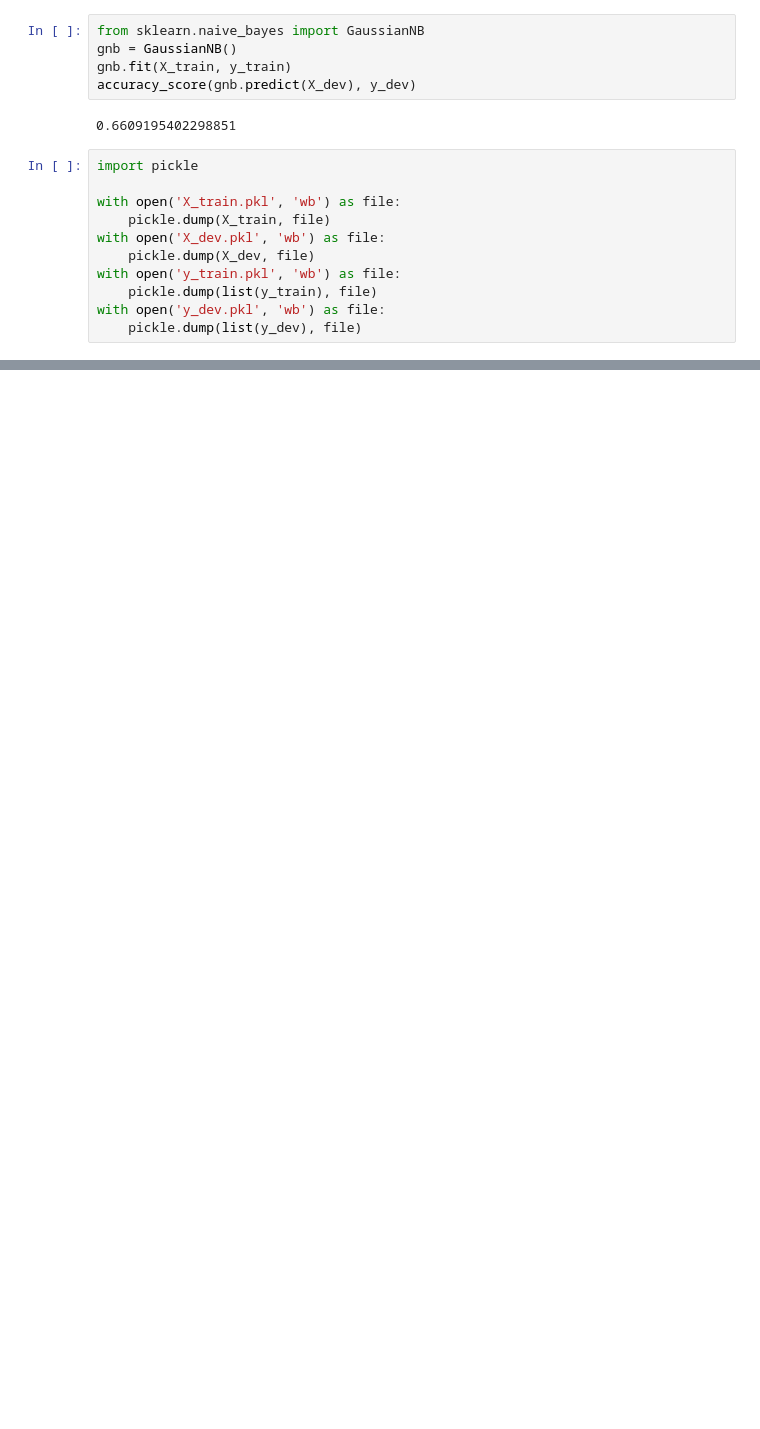
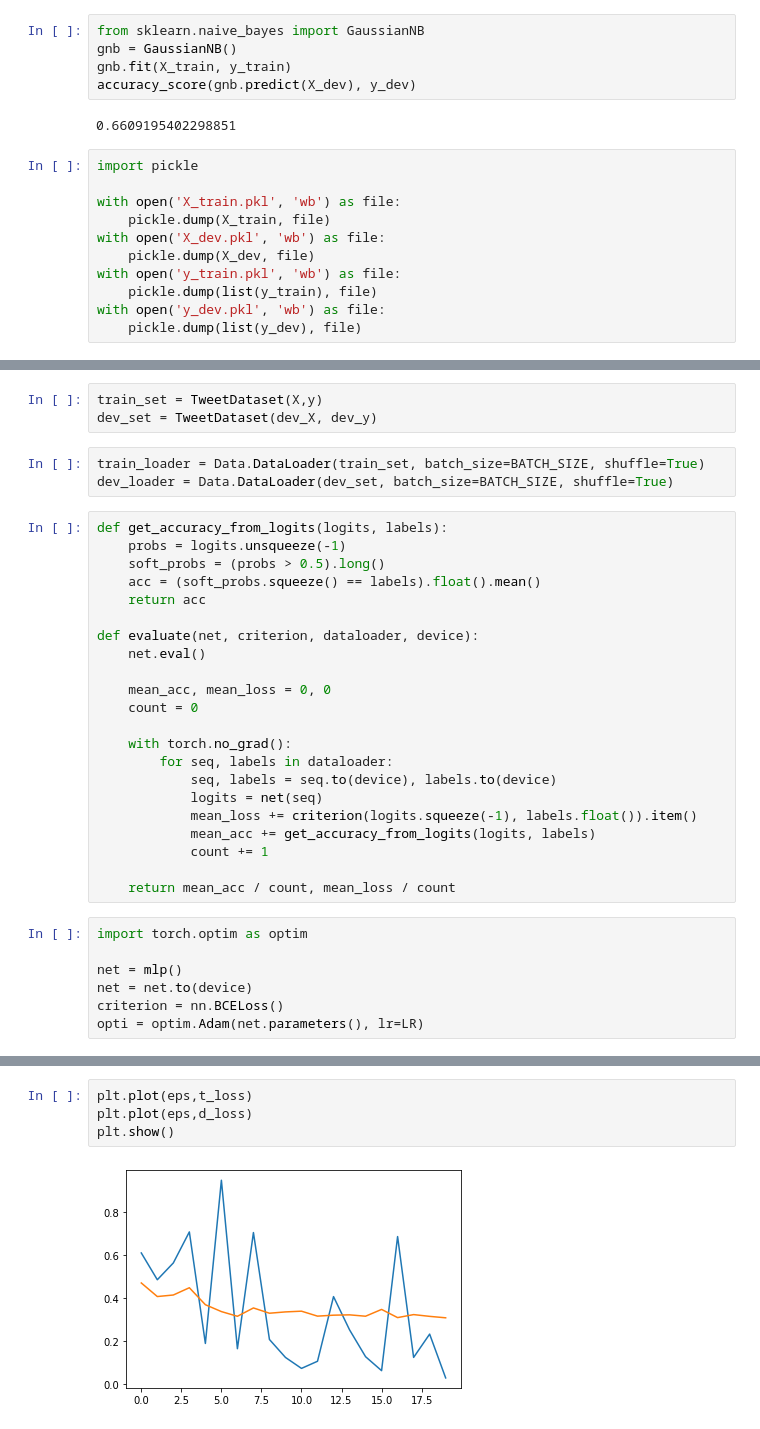
Before and after one commit to HandanYU/Rumour-detection, a Jupyter notebook: experiment.ipynb, the cells around one changed output, grey strips where cells are left out. Cells and saved outputs as stored; diff of their text form; blank space fills up the shorter version.

```diff
--- a/experiment.ipynb
+++ b/experiment.ipynb
@@ -227,0 +487,35 @@ with open('y_dev.pkl', 'wb') as file:
+# %%
+train_set = TweetDataset(X,y)
+dev_set = TweetDataset(dev_X, dev_y)
+# %%
+train_loader = Data.DataLoader(train_set, batch_size=BATCH_SIZE, shuffle=True)
+dev_loader = Data.DataLoader(dev_set, batch_size=BATCH_SIZE, shuffle=True)
+# %%
+def get_accuracy_from_logits(logits, labels):
+    probs = logits.unsqueeze(-1)
+    soft_probs = (probs > 0.5).long()
+    acc = (soft_probs.squeeze() == labels).float().mean()
+    return acc
+
+def evaluate(net, criterion, dataloader, device):
+    net.eval()
+
+    mean_acc, mean_loss = 0, 0
+    count = 0
+
+    with torch.no_grad():
+        for seq, labels in dataloader:
+            seq, labels = seq.to(device), labels.to(device)
+            logits = net(seq)
+            mean_loss += criterion(logits.squeeze(-1), labels.float()).item()
+            mean_acc += get_accuracy_from_logits(logits, labels)
+            count += 1
+
+    return mean_acc / count, mean_loss / count
+# %%
+import torch.optim as optim
+
+net = mlp()
+net = net.to(device)
+criterion = nn.BCELoss()
+opti = optim.Adam(net.parameters(), lr=LR)
@@ -227,0 +570,6 @@ with open('y_dev.pkl', 'wb') as file:
+# %%
+plt.plot(eps,t_loss)
+plt.plot(eps,d_loss)
+plt.show()
+# %% [output]
+[figure, added]
```
Also changed, not shown: parts of 21 cells of this notebook, 1 other file.
